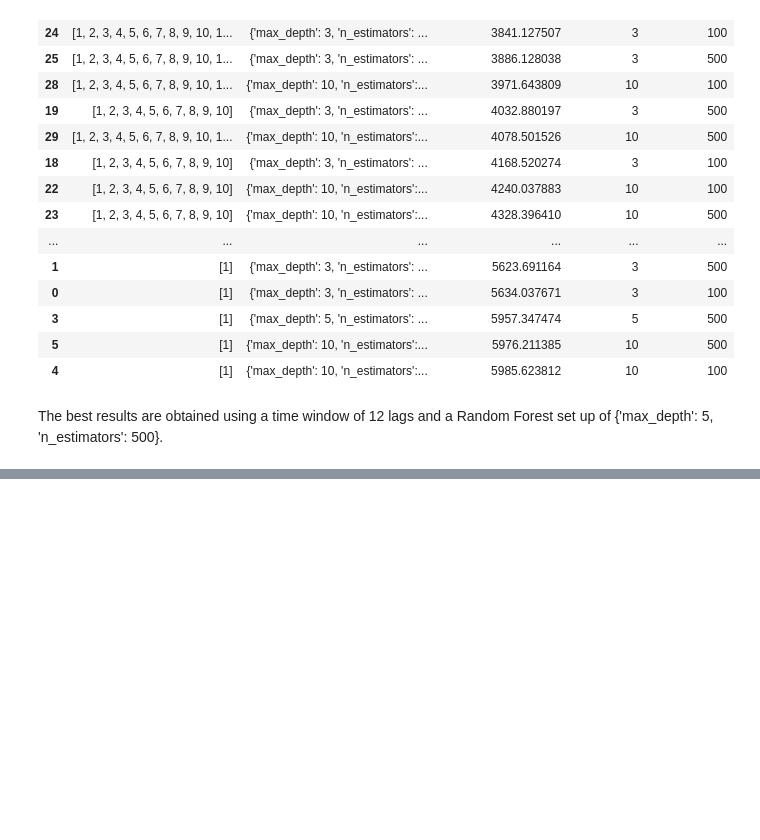
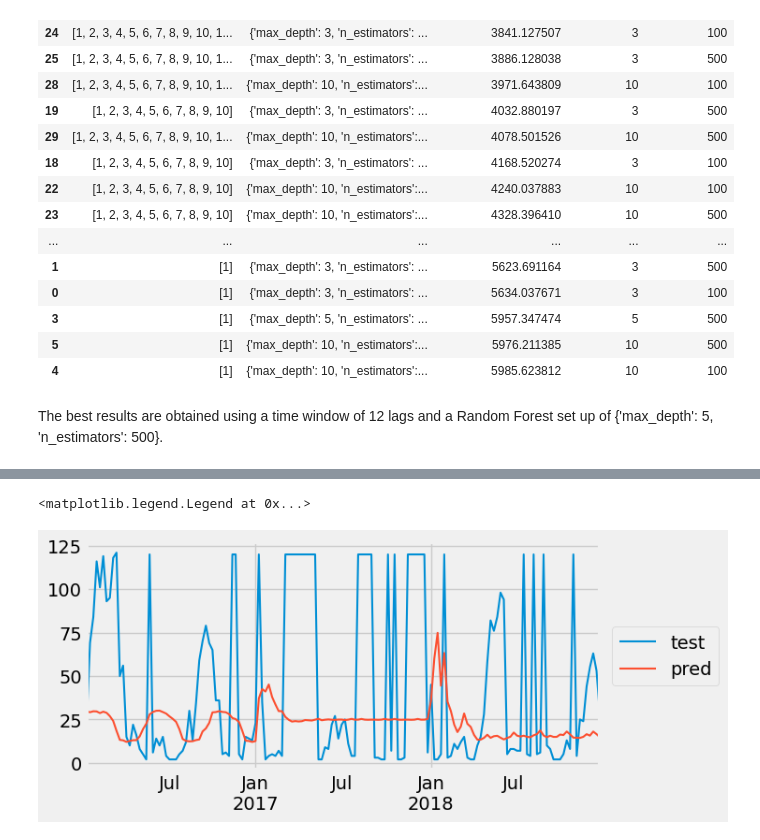
Before and after one commit to PLJX-2022/GA_project4_PredictDengueCases, a Jupyter notebook: codes/ZD_RF_West_regressor.ipynb, the cells around one changed output, grey strips where cells are left out. Saved outputs shown, nothing was run; the diff lists cells and outputs as text; code cells hidden in the pictures; blank space fills up the shorter version.

```diff
--- a/codes/linear.ipynb
+++ b/codes/ZD_RF_West_regressor.ipynb
@@ -458,0 +493,18 @@ Test error (mse): 1856.4755127943838
+# %%
+# Backtesting
+# ==============================================================================
+steps = 52
+n_backtesting = 52*3 # The last 9 years are separated for the backtest
+
+metric, predictions_backtest = backtesting_forecaster(
+                                    forecaster         = forecaster,
+                                    y                  = df_west['no_cases'],
+                                    initial_train_size = len(df_west) - n_backtesting,
+                                    fixed_train_size   = False,
+                                    steps              = steps,
+                                    metric             = 'mean_squared_error',
+                                    refit              = True,
+                                    verbose            = True
+                                )
+
+print(f"Backtest error: {metric}")
@@ -458,0 +530,13 @@ Test error (mse): 1856.4755127943838
+# %%
+fig, ax = plt.subplots(figsize=(7, 3))
+df_west.loc[predictions_backtest.index, 'no_cases'].plot(ax=ax, label='test')
+predictions_backtest.plot(ax=ax, label='predictions')
+ax.legend();
+
+# Add a legend
+pos = ax.get_position()
+ax.set_position([pos.x0, pos.y0, pos.width * 0.9, pos.height])
+ax.legend(loc='center right', bbox_to_anchor=(1.25, 0.5))
+# %% [output]
+<matplotlib.legend.Legend at 0x...>
+[figure, added]
```
Also changed, not shown: parts of 9 cells of this notebook, 14 other files.
